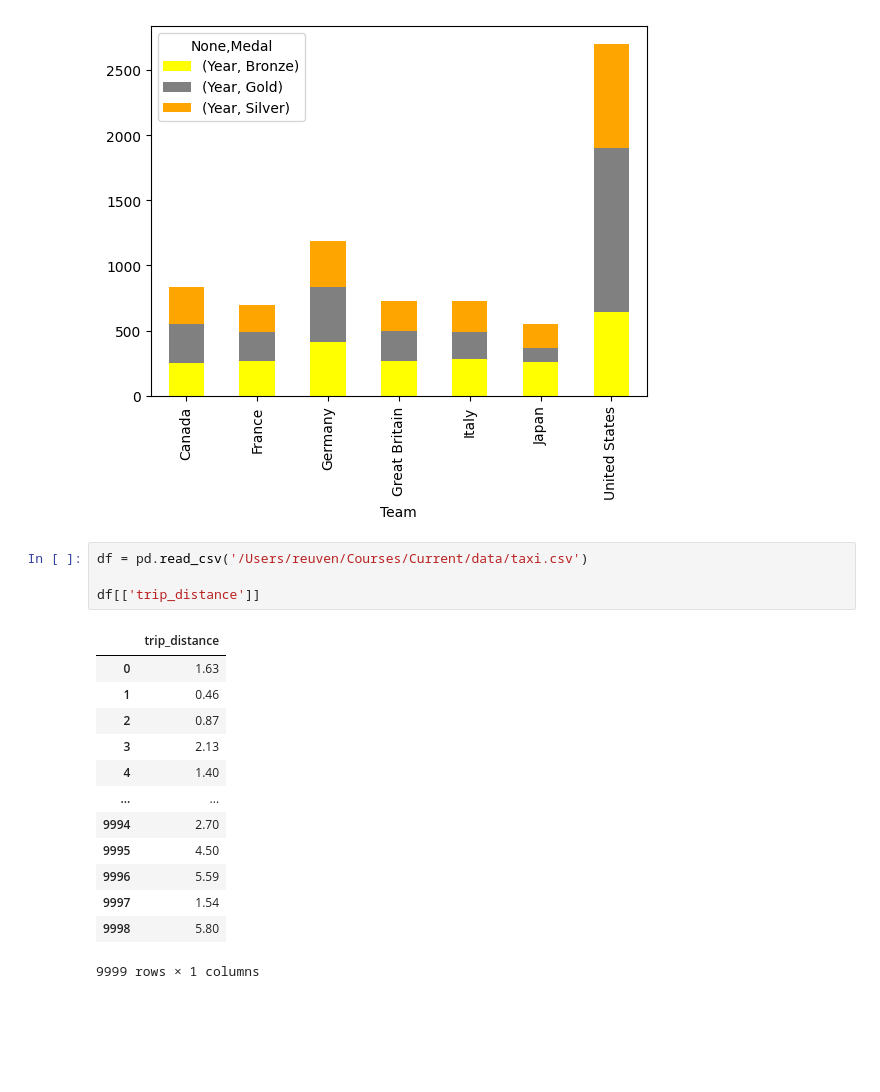
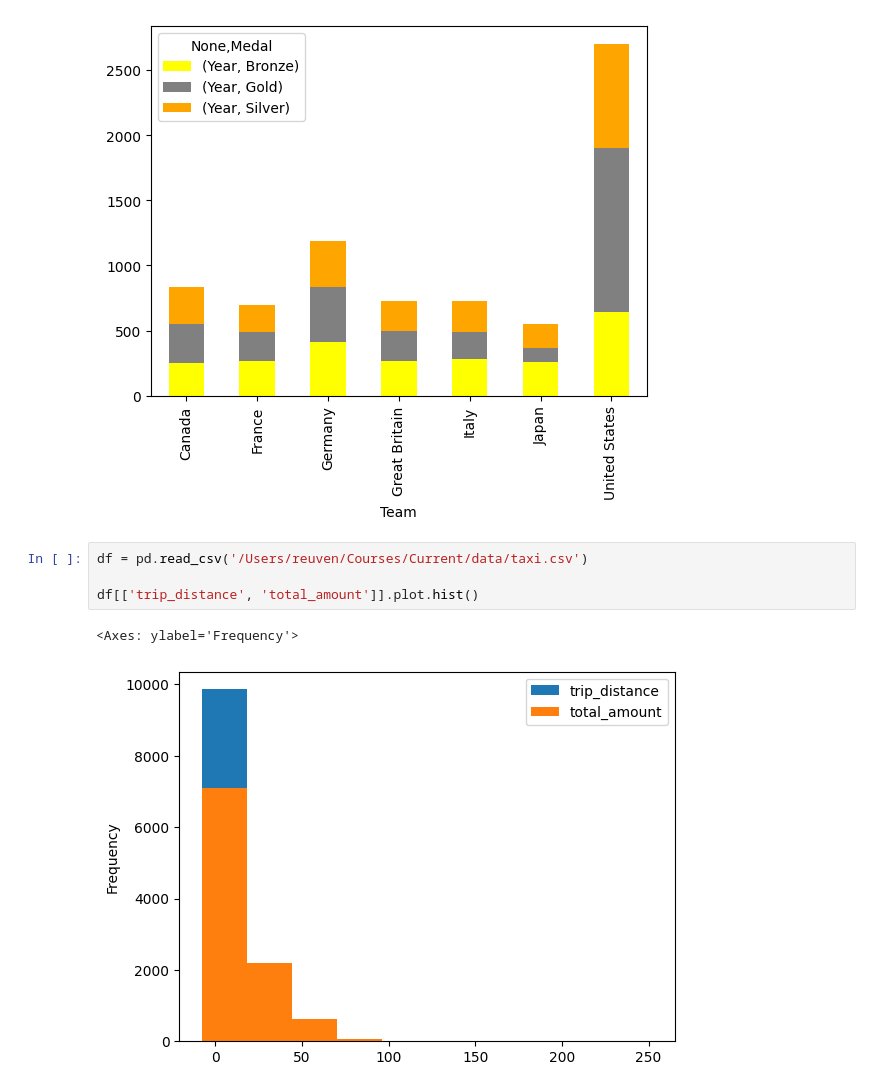
Before and after one commit to reuven/apple-2025-01Jan-plotting, a Jupyter notebook: Apple 2025-01Jan-09.ipynb, the cells around one changed output. Drawn from its saved outputs; the diff is of its cells as text; blank space fills up the shorter version.

```diff
--- a/Apple 2025-01Jan-09.ipynb
+++ b/Apple 2025-01Jan-09.ipynb
@@ -574,18 +574,7 @@ df.head()
 # %%
 df = pd.read_csv('/Users/reuven/Courses/Current/data/taxi.csv')
 
-df[['trip_distance']]
+df[['trip_distance', 'total_amount']].plot.hist()
 # %% [output]
-|  | trip_distance |
-| 0 | 1.63 |
-| 1 | 0.46 |
-| 2 | 0.87 |
-| 3 | 2.13 |
-| 4 | 1.40 |
-| ... | ... |
-| 9994 | 2.70 |
-| 9995 | 4.50 |
-| 9996 | 5.59 |
-| 9997 | 1.54 |
-| 9998 | 5.80 |
-9999 rows × 1 columns
+<Axes: ylabel='Frequency'>
+[figure, added]
```
Also changed, not shown: parts of 2 cells of this notebook.
